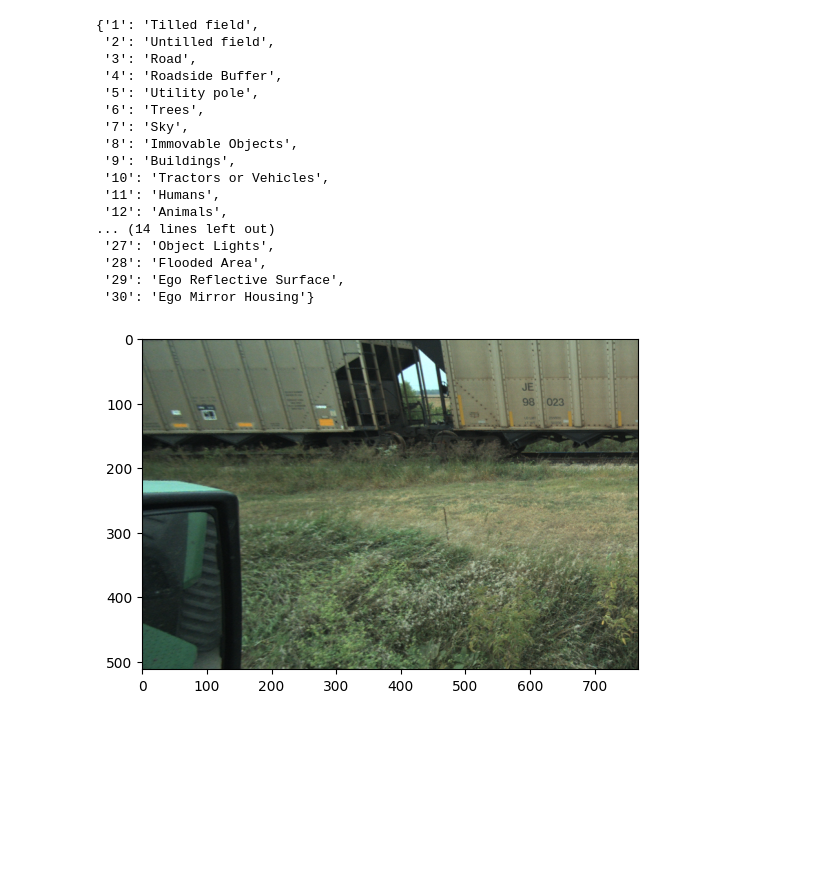
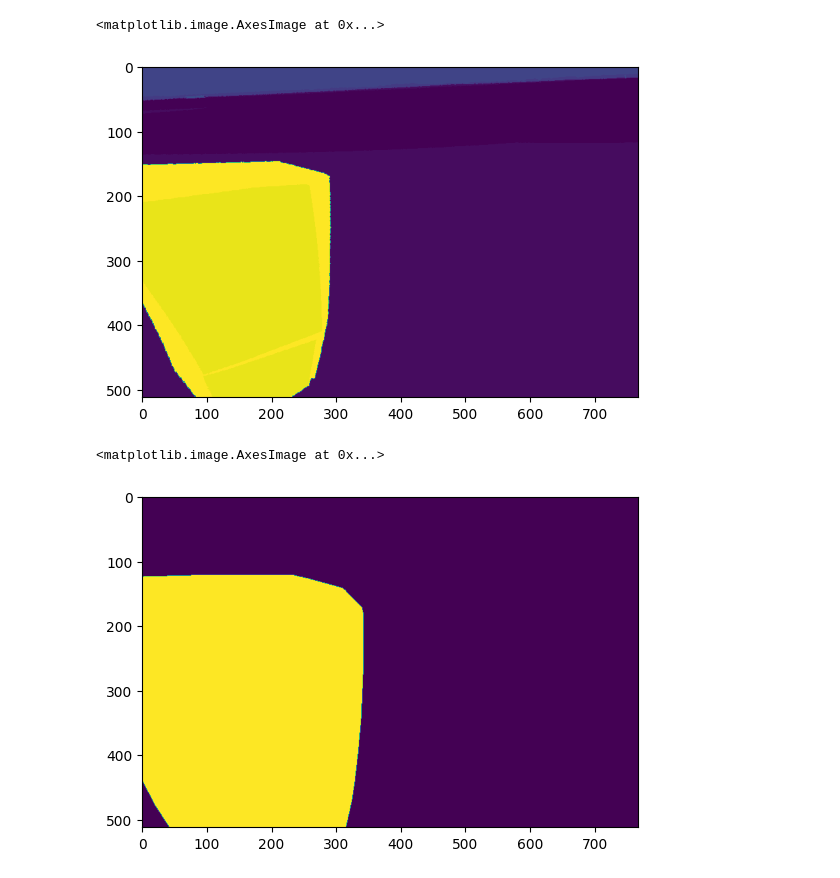
Before and after one commit to Alex17Li/scripts, a Jupyter notebook: notebooks/create_masks.ipynb, the cells around one changed output. Cells and saved outputs as stored; diff of their text form; code cells hidden in the pictures; blank space fills up the shorter version.

```diff
--- a/notebooks/create_masks.ipynb
+++ b/notebooks/create_masks.ipynb
@@ -116,0 +47,5 @@ df_small =df.groupby(['camera_geometry_label', 'camera_location','camera_locatio
+# %%
+directory = '/data2/jupiter/datasets/halo_rgb_stereo_train_v6_1/'
+csv_name = 'master_annotations.csv'
+from dl.dataset.datamodes.npz.rgbd import RGBDNPZ
+dataloader = RGBDNPZ(directory)
@@ -144,31 +85,36 @@ for ego_key in ego_count.keys():
 [interactive output not drawn]
 [interactive output not drawn]
 [interactive output not drawn]
-# %%
-df_1 = df[(df['camera_geometry_label'] == 'puk30') & (df['camera_location'] == 'T06') &  (df['camera_location_right'] == 'T08')]
-obj = load_object(directory, df_1.iloc[6], get_label=True)[1]
-plt.imshow(normalize_image(obj[0]['left'], hdr_mode=True))
-import json
-json.loads(df_1.iloc[0]['label_map'])
-# %% [output]
-{'1': 'Tilled field',
- '2': 'Untilled field',
- '3': 'Road',
- '4': 'Roadside Buffer',
- '5': 'Utility pole',
- '6': 'Trees',
- '7': 'Sky',
- '8': 'Immovable Objects',
- '9': 'Buildings',
- '10': 'Tractors or Vehicles',
- '11': 'Humans',
- '12': 'Animals',
-... (14 lines left out)
- '27': 'Object Lights',
- '28': 'Flooded Area',
- '29': 'Ego Reflective Surface',
- '30': 'Ego Mirror Housing'}
-[figure, removed]
+# %%
+res = dataloader.get_artifacts(df_1.iloc[5])
+plt.imshow(normalize_image(res['image'], hdr_mode=True))
+plt.imshow(res['label'])
+# %% [output]
+<matplotlib.image.AxesImage at 0x...>
+[figure, added]
+# %%
+from scipy.spatial import ConvexHull
+from skimage.draw import polygon
+from skimage.morphology import binary_dilation
+
+def expand_mask(image: np.ndarray) -> np.ndarray:
+    image_binary = (image > 0.1).astype(np.uint8)
+    x, y = np.where(image_binary > 0)
+    points = np.stack([x, y], axis=1)
+    if len(points) == 0:
+        return np.zeros_like(image, dtype=np.uint8)
+    else:
+        hull = points[ConvexHull(points).vertices]
+        rr, cc = polygon(hull[:, 0], hull[:, 1], image_binary.shape)
+        image_binary[rr, cc] = 1
+        image_binary_dilate = binary_dilation(image_binary, footprint=np.ones((51, 51)))
+        image_out = (image_binary_dilate > 0).astype(np.uint8) * 255
+        return image_out
+out = expand_mask(ego_count[('puk30', 'T06', 'T08')])
+plt.imshow(out)
+# %% [output]
+<matplotlib.image.AxesImage at 0x...>
+[figure, added]
 # %%
 def plot_several_images(img_list, titles):
     cols = 4
```
Also changed, not shown: parts of 21 cells of this notebook, 7 other files.
